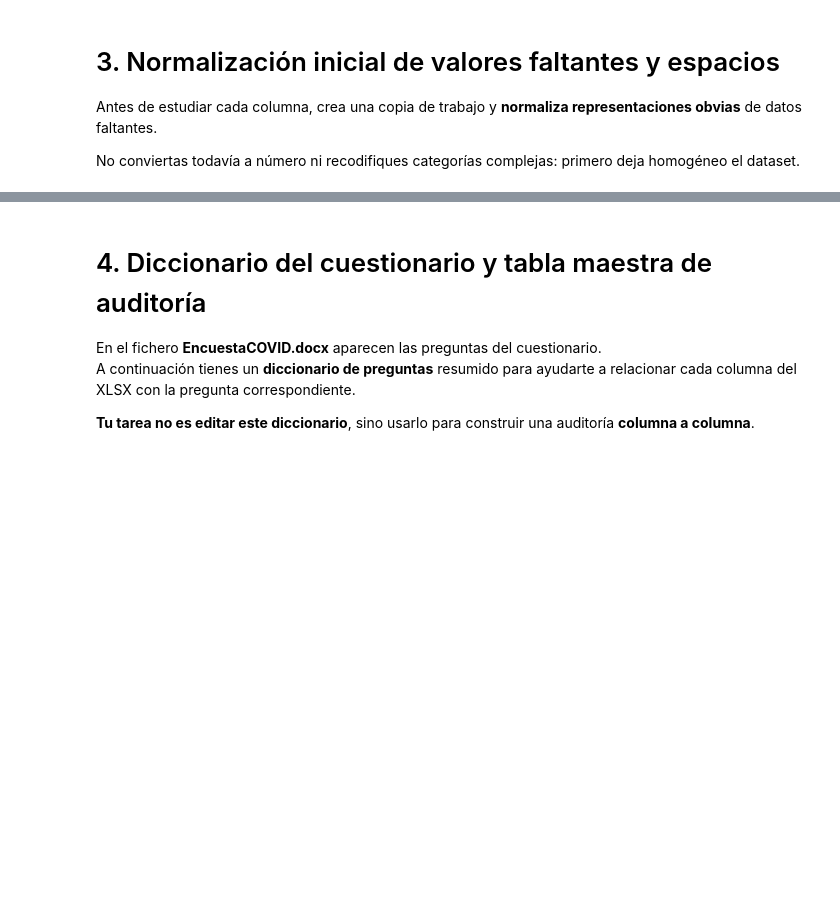
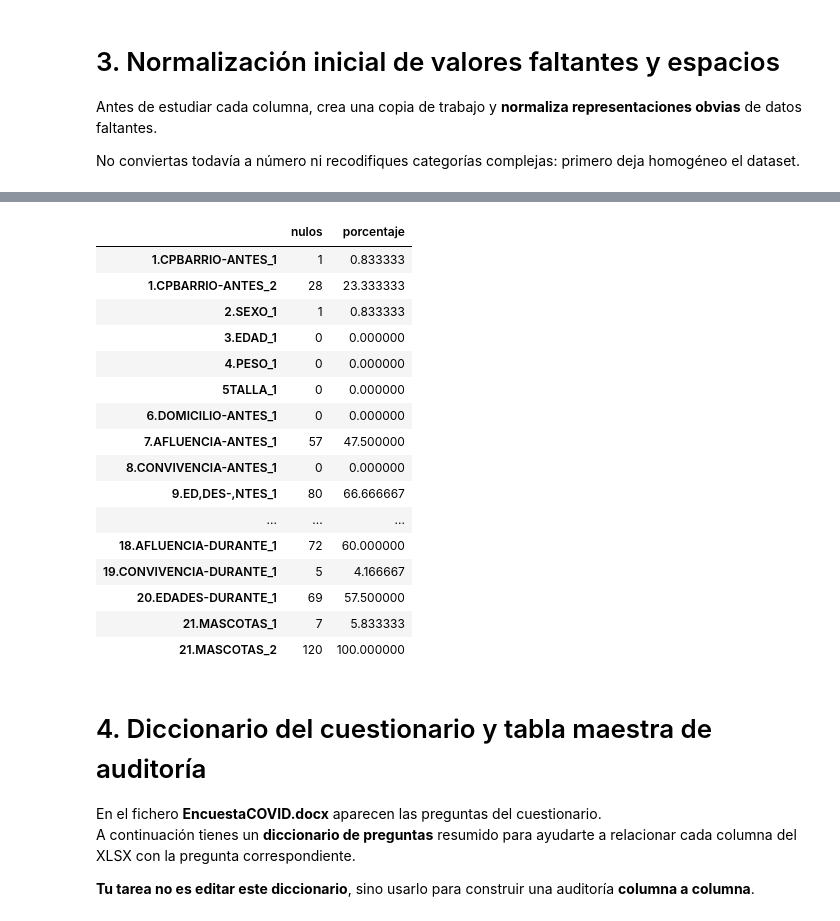
Before and after one commit to mxgueladrx/uma-25-26-2, a Jupyter notebook: AC1/Practica1/Notebook_Limpieza_EncuestaCOVID_ENUNCIADO.ipynb, the cells around one changed output, grey strips where cells are left out. Cells and saved outputs as stored; diff of their text form; code cells hidden in the pictures; blank space fills up the shorter version.

```diff
--- a/AC1/Practica1/Notebook_Limpieza_EncuestaCOVID_ENUNCIADO.ipynb
+++ b/AC1/Practica1/Notebook_Limpieza_EncuestaCOVID_ENUNCIADO.ipynb
@@ -207,7 +214,32 @@ df_trabajo.head()
 # %%
 # TODO: crea una tabla rápida con número y porcentaje de faltantes por columna
 # missing = ...
 # display(missing.head(30))
+
+missing = pd.DataFrame({
+    "nulos" : df_trabajo.isnull().sum(),
+    "porcentaje" : (df_trabajo.isnull().mean() * 100)
+})
+
+display(missing.head(30))
+# %% [output]
+|  | nulos | porcentaje |
+| 1.CPBARRIO-ANTES_1 | 1 | 0.833333 |
+| 1.CPBARRIO-ANTES_2 | 28 | 23.333333 |
+| 2.SEXO_1 | 1 | 0.833333 |
+| 3.EDAD_1 | 0 | 0.000000 |
+| 4.PESO_1 | 0 | 0.000000 |
+| 5TALLA_1 | 0 | 0.000000 |
+| 6.DOMICILIO-ANTES_1 | 0 | 0.000000 |
+| 7.AFLUENCIA-ANTES_1 | 57 | 47.500000 |
+| 8.CONVIVENCIA-ANTES_1 | 0 | 0.000000 |
+| 9.ED,DES-,NTES_1 | 80 | 66.666667 |
+| ... | ... | ... |
+| 18.AFLUENCIA-DURANTE_1 | 72 | 60.000000 |
+| 19.CONVIVENCIA-DURANTE_1 | 5 | 4.166667 |
+| 20.EDADES-DURANTE_1 | 69 | 57.500000 |
+| 21.MASCOTAS_1 | 7 | 5.833333 |
+| 21.MASCOTAS_2 | 120 | 100.000000 |
 # %% [markdown]
 # 4. Diccionario del cuestionario y tabla maestra de auditoría
 
```
Also changed, not shown: parts of 11 cells of this notebook.
